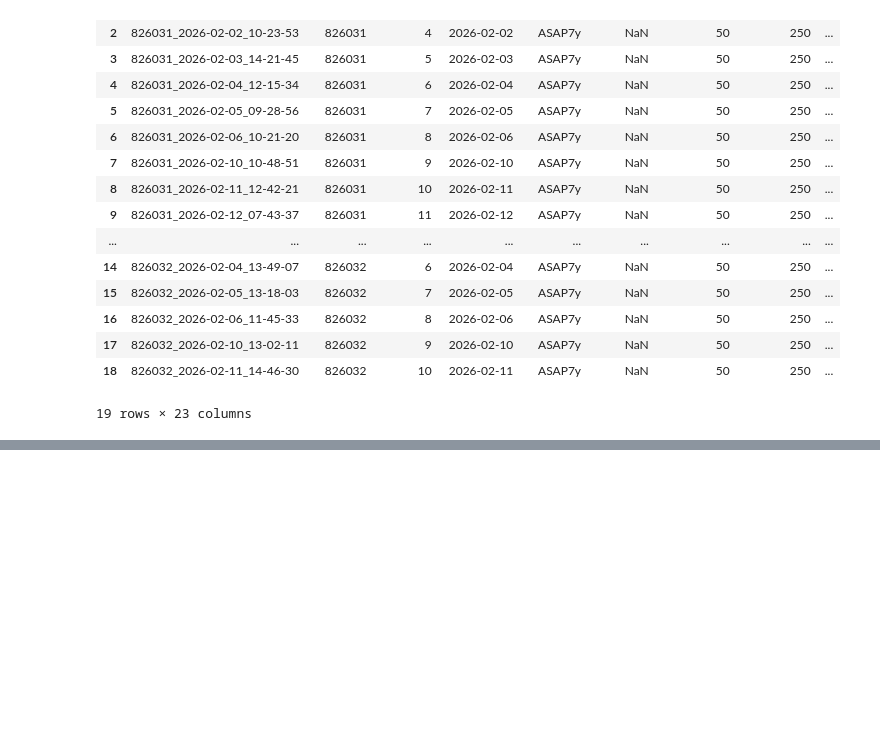
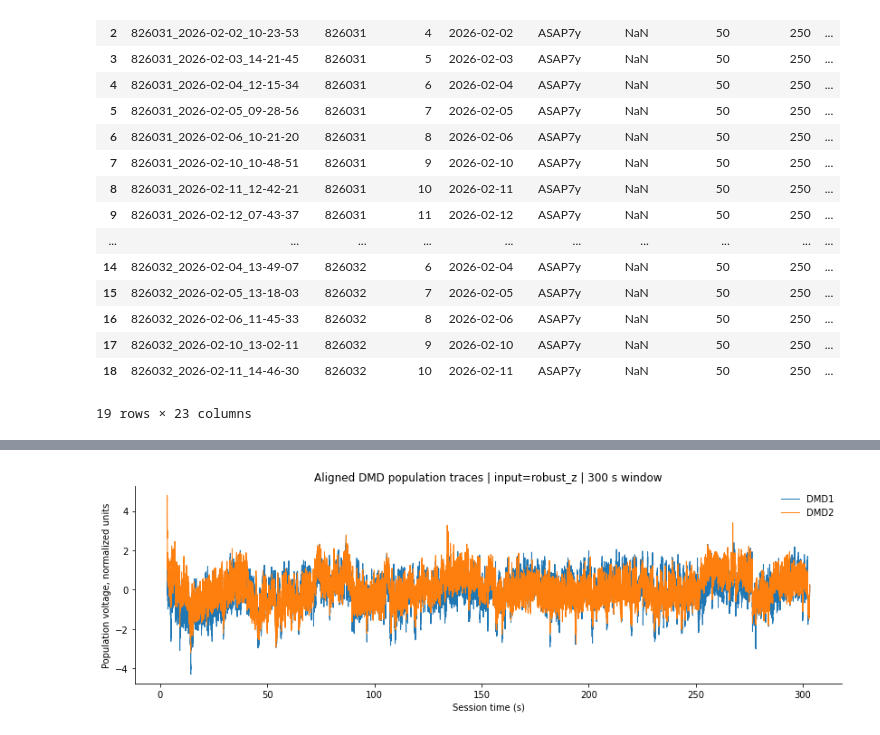
Before and after one commit to AMShelton/vip-slap2-analysis, a Jupyter notebook: notebooks/analysis/voltage/ASAP7_FreqAnalysis.ipynb, the cells around one changed output, grey strips where cells are left out. Saved outputs shown, nothing was run; the diff lists cells and outputs as text; code cells hidden in the pictures; blank space fills up the shorter version.

```diff
--- a/notebooks/analysis/voltage/ASAP7_FreqAnalysis.ipynb
+++ b/notebooks/analysis/voltage/ASAP7_FreqAnalysis.ipynb
@@ -80,0 +2096,40 @@ Found 19 candidate sessions.
+# %%
+# %%
+def plot_aligned_dmd_population_traces(dmd_pair, start_sec=None, duration_sec=300):
+    """
+    Quick sanity plot of the aligned DMD population traces.
+    """
+    t = dmd_pair["time_sec"]
+    y1 = dmd_pair["y1"]
+    y2 = dmd_pair["y2"]
+
+    if start_sec is None:
+        start_sec = float(t[0])
+
+    stop_sec = start_sec + duration_sec
+    idx = (t >= start_sec) & (t <= stop_sec)
+
+    fig, ax = plt.subplots(figsize=(14, 4))
+
+    ax.plot(t[idx], y1[idx], lw=1.0, label=dmd_pair["dmd1"])
+    ax.plot(t[idx], y2[idx], lw=1.0, label=dmd_pair["dmd2"])
+
+    ax.set_title(
+        f"Aligned DMD population traces | input={dmd_pair['input_mode']} | "
+        f"{duration_sec:g} s window"
+    )
+    ax.set_xlabel("Session time (s)")
+    ax.set_ylabel("Population voltage, normalized units")
+    ax.legend(frameon=False)
+    ax.spines[["top", "right"]].set_visible(False)
+
+    plt.show()
+
+
+plot_aligned_dmd_population_traces(
+    dmd_pair,
+    start_sec=None,
+    duration_sec=300,
+)
+# %% [output]
+[figure, added]
```
Also changed, not shown: parts of 56 cells of this notebook.
